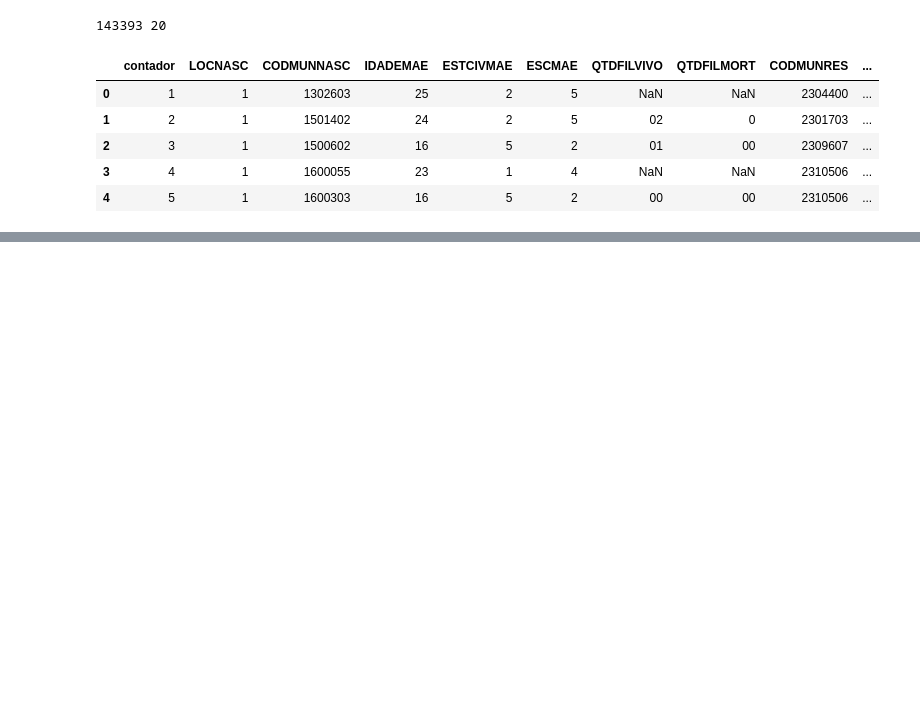
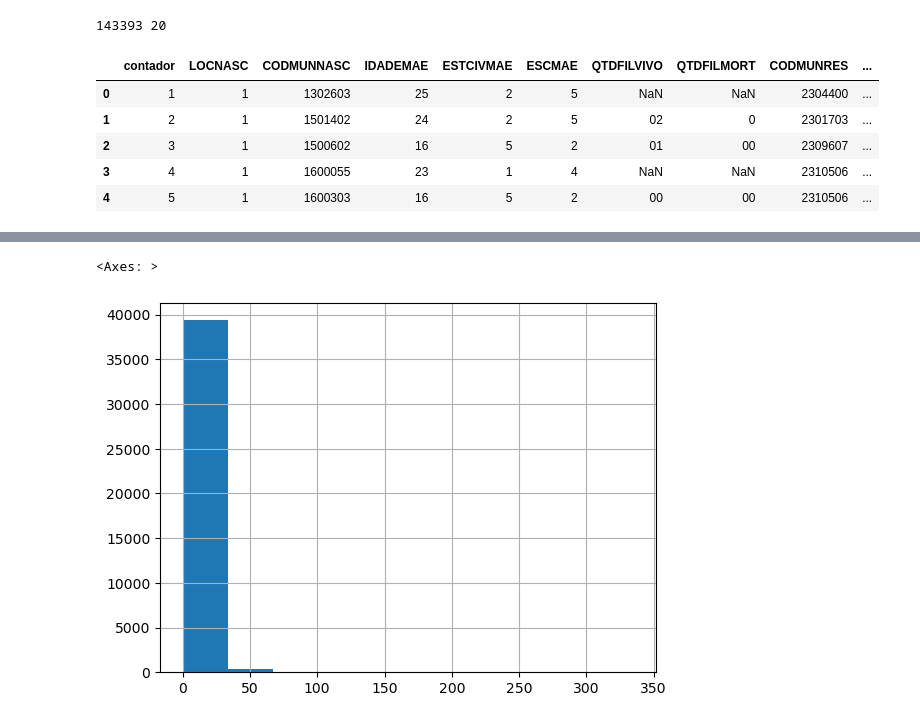
Before and after one commit to humbertocarmona/pyopensus, a Jupyter notebook: notebooks/preliminar.ipynb, the cells around one changed output, grey strips where cells are left out. Drawn from its saved outputs; the diff is of its cells as text; code cells hidden in the pictures; blank space fills up the shorter version.

```diff
--- a/notebooks/preliminar.ipynb
+++ b/notebooks/preliminar.ipynb
@@ -81,0 +98,9 @@ dn2000_df.head()
+# %%
+months = [ f'{n:2.0f}'.replace(' ', "0") for n in range(1,13) ]
+
+numrec, numfields = [], []
+for year in ['09']:
+    for month in months:
+        aih_dbf = Dbf5(os.path.join(sihpath, "DBF", f"RDCE{year}{month}.dbf"))
+        numrec.append(aih_dbf.numrec)
+        numfields.append(aih_dbf.numfields)
@@ -81,0 +115,2 @@ dn2000_df.head()
+# %%
+ex = aih_dbf.to_dataframe()
@@ -81,0 +265,8 @@ dn2000_df.head()
+# %%
+ex["DT_INTER_1"] = pd.to_datetime(ex["DT_INTER"], format="%Y%m%d", errors='coerce')
+ex["DT_SAIDA_1"] = pd.to_datetime(ex["DT_SAIDA"], format="%Y%m%d", errors='coerce')
+# %%
+ex["DIAS_PERM"].hist()
+# %% [output]
+<Axes: >
+[figure, added]
```
Also changed, not shown: parts of 17 cells of this notebook.
